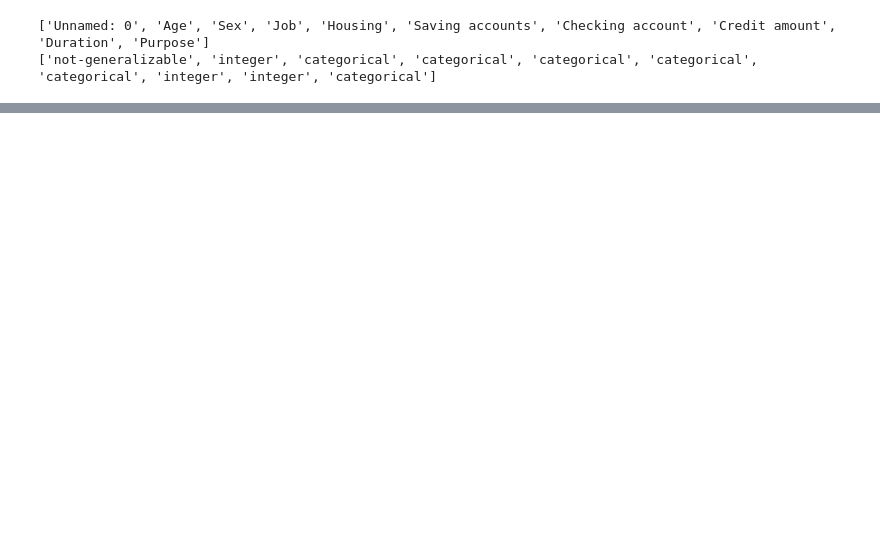
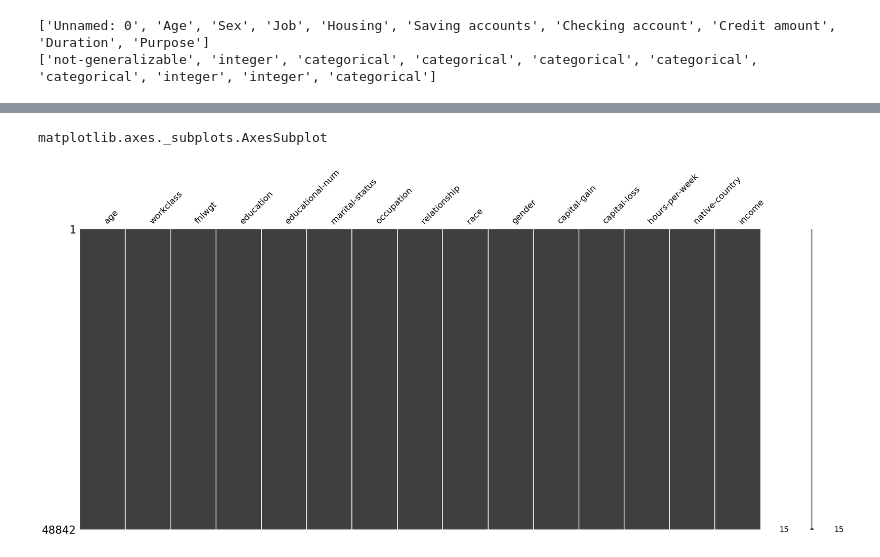
Before and after one commit to Robin66014/DataQualityTool, a Jupyter notebook: testingfile.ipynb, the cells around one changed output, grey strips where cells are left out. Cells and saved outputs as stored; diff of their text form; code cells hidden in the pictures; blank space fills up the shorter version.

Commit message:
plots added

```diff
--- a/testingfile.ipynb
+++ b/testingfile.ipynb
@@ -567,0 +622,4 @@ print(list(feature_type_table.iloc[0]))
+# %%
+data = pd.read_csv('datasets/adult.csv')
+data.head()
+encoded_dataset = encode_categorical_columns(data, 'income', None)
@@ -567,0 +694,16 @@ print(list(feature_type_table.iloc[0]))
+# %%
+import plotly.tools
+
+def missingno_plot(df):
+
+    msno_plot = msno.matrix(df)
+
+    return msno_plot
+
+plot = missingno_plot(data)
+type(plot)
+
+#plotly_plot = plotly.tools.mpl_to_plotly(plot)
+# %% [output]
+matplotlib.axes._subplots.AxesSubplot
+[figure, added]
```
Also changed, not shown: parts of 19 cells of this notebook, 16 other files.
